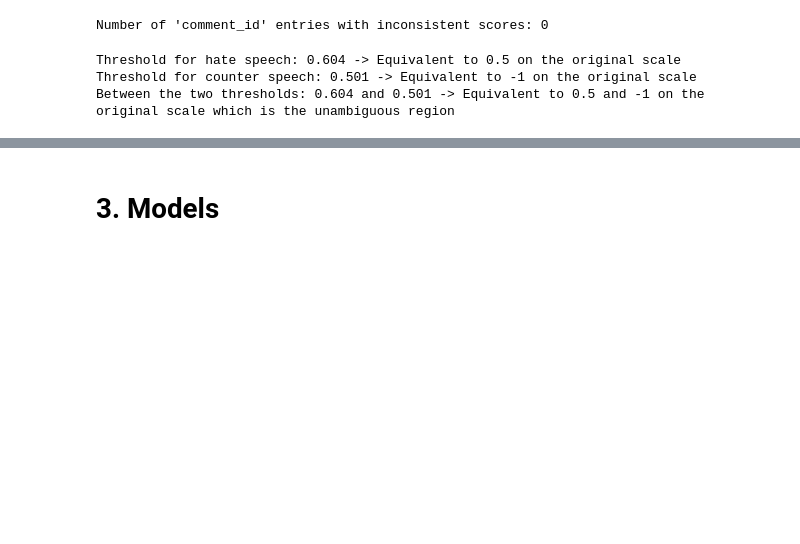
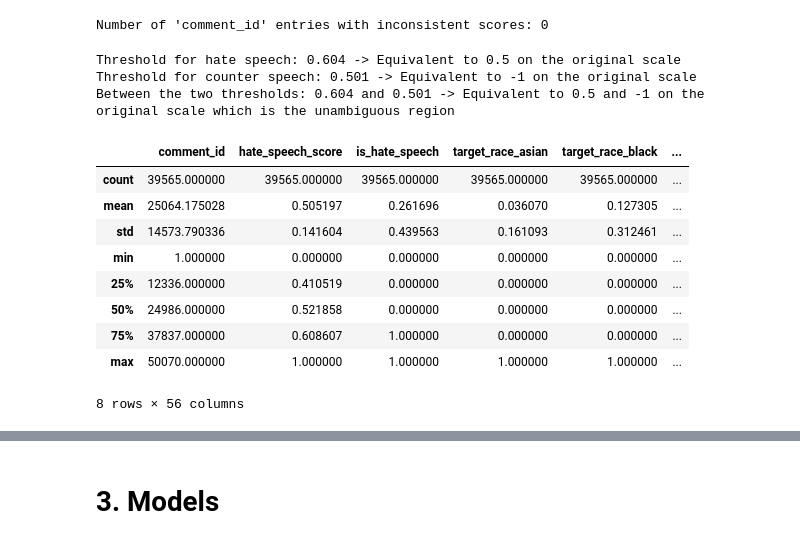
Before and after one commit to AugustBjerg/NLP-exam, a Jupyter notebook: notebooks/tobias.ipynb, the cells around one changed output, grey strips where cells are left out. Drawn from its saved outputs; the diff is of its cells as text; code cells hidden in the pictures; blank space fills up the shorter version.

```diff
--- a/notebooks/tobias.ipynb
+++ b/notebooks/tobias.ipynb
@@ -124,20 +139,20 @@ bool_cols = [col for col in df_relevant.columns if col.startswith('target_')]
 df_relevant[bool_cols] = df_relevant[bool_cols].astype(int)
 
 # Step 3: Group by 'comment_id' and 'text' to keep them in final output
-agg_df = df_relevant.groupby(['comment_id', 'text']).mean().reset_index()
+filtered_df = df_relevant.groupby(['comment_id', 'text']).mean().reset_index()
 # %%
-min_score = agg_df['hate_speech_score'].min()  # e.g., -8.34
-max_score = agg_df['hate_speech_score'].max()  # e.g., +6.3
+min_score = filtered_df['hate_speech_score'].min()  # e.g., -8.34
+max_score = filtered_df['hate_speech_score'].max()  # e.g., +6.3
 
 # replace hate speech core column with normalized column - [0, 1]
-agg_df['hate_speech_score'] = (agg_df['hate_speech_score'] - min_score) / (max_score - min_score)
+filtered_df['hate_speech_score'] = (filtered_df['hate_speech_score'] - min_score) / (max_score - min_score)
 # %%
 # Normalize the thresholds given by the dataset authors
 HATE_SPEECH_THRESHOLD_NORMALIZED = (0.5 - min_score) / (max_score - min_score)
 SUPPORTIVE_THRESHOLD_NORMALIZED = (-1 - min_score) / (max_score - min_score)
 
 # Add binary columns for hate speech
-agg_df.insert(agg_df.columns.get_loc('hate_speech_score') + 1, 'is_hate_speech', (agg_df['hate_speech_score'] > HATE_SPEECH_THRESHOLD_NORMALIZED).astype(int))
+filtered_df.insert(filtered_df.columns.get_loc('hate_speech_score') + 1, 'is_hate_speech', (filtered_df['hate_speech_score'] > HATE_SPEECH_THRESHOLD_NORMALIZED).astype(int))
 
 # Print new normalized thresholds
 print(f"Threshold for hate speech: {HATE_SPEECH_THRESHOLD_NORMALIZED:.3f} -> Equivalent to {0.5} on the original scale")
@@ -147,3 +162,16 @@ print(f"Between the two thresholds: {HATE_SPEECH_THRESHOLD_NORMALIZED:.3f} and {
 Threshold for hate speech: 0.604 -> Equivalent to 0.5 on the original scale
 Threshold for counter speech: 0.501 -> Equivalent to -1 on the original scale
 Between the two thresholds: 0.604 and 0.501 -> Equivalent to 0.5 and -1 on the original scale which is the unambiguous region
+# %%
+filtered_df.describe()
+# %% [output]
+|  | comment_id | hate_speech_score | is_hate_speech | target_race_asian | target_race_black | ... |
+| count | 39565.000000 | 39565.000000 | 39565.000000 | 39565.000000 | 39565.000000 | ... |
+| mean | 25064.175028 | 0.505197 | 0.261696 | 0.036070 | 0.127305 | ... |
+| std | 14573.790336 | 0.141604 | 0.439563 | 0.161093 | 0.312461 | ... |
+| min | 1.000000 | 0.000000 | 0.000000 | 0.000000 | 0.000000 | ... |
+| 25% | 12336.000000 | 0.410519 | 0.000000 | 0.000000 | 0.000000 | ... |
+| 50% | 24986.000000 | 0.521858 | 0.000000 | 0.000000 | 0.000000 | ... |
+| 75% | 37837.000000 | 0.608607 | 1.000000 | 0.000000 | 0.000000 | ... |
+| max | 50070.000000 | 1.000000 | 1.000000 | 1.000000 | 1.000000 | ... |
+8 rows × 56 columns
```
Also changed, not shown: parts of 6 cells of this notebook.
